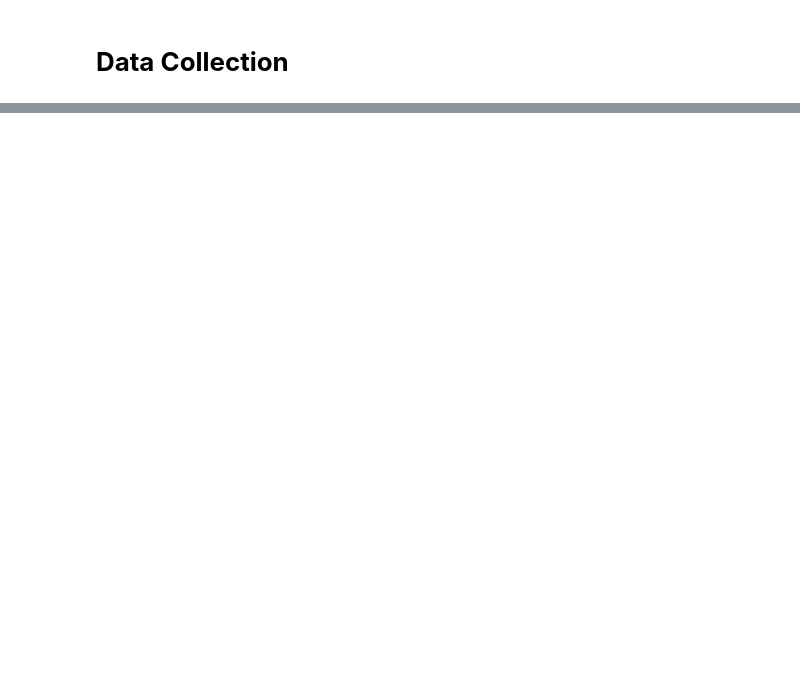
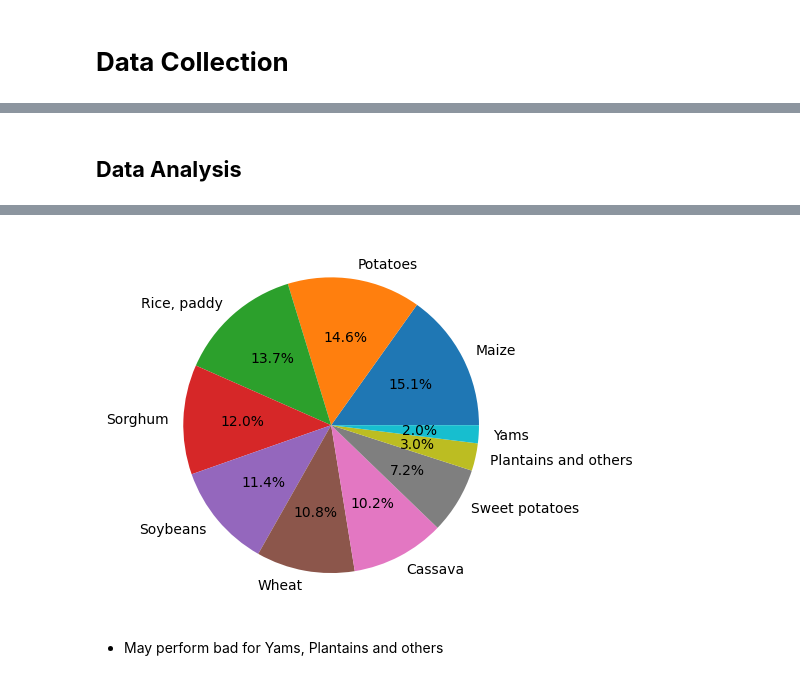
Before and after one commit to Team-ALPHABETxD/hackNITR, a Jupyter notebook: app/yeild_prediction/notebook.ipynb, the cells around one changed output, grey strips where cells are left out. Drawn from its saved outputs; the diff is of its cells as text; code cells hidden in the pictures; blank space fills up the shorter version.

```diff
--- a/app/yeild_prediction/notebook.ipynb
+++ b/app/yeild_prediction/notebook.ipynb
@@ -19,0 +27,3 @@ ValueError: Error reading file: 'utf-8' codec can't decode byte 0x99 in position
+# %%
+data = data.loc[:, 'Item':].drop('Year', axis=1)
+data.head()
@@ -19,0 +37,4 @@ ValueError: Error reading file: 'utf-8' codec can't decode byte 0x99 in position
+# %%
+X = data.drop('hg/ha_yield', axis=1)
+Y = data['hg/ha_yield']
+X.head()
@@ -19,0 +58,2 @@ ValueError: Error reading file: 'utf-8' codec can't decode byte 0x99 in position
+# %% [markdown]
+## **Data Analysis**
@@ -19,0 +67,5 @@ ValueError: Error reading file: 'utf-8' codec can't decode byte 0x99 in position
+# %%
+labels_crop  = X['Item'].unique()
+plt.pie(X['Item'].value_counts(), labels=labels_crop, autopct='%1.1f%%')
+plt
+# %% [output]
@@ -19,0 +73,3 @@ ValueError: Error reading file: 'utf-8' codec can't decode byte 0x99 in position
+[figure, added]
+# %% [markdown]
+- May perform bad for  Yams, Plantains and others
```
Also changed, not shown: parts of 69 cells of this notebook.
